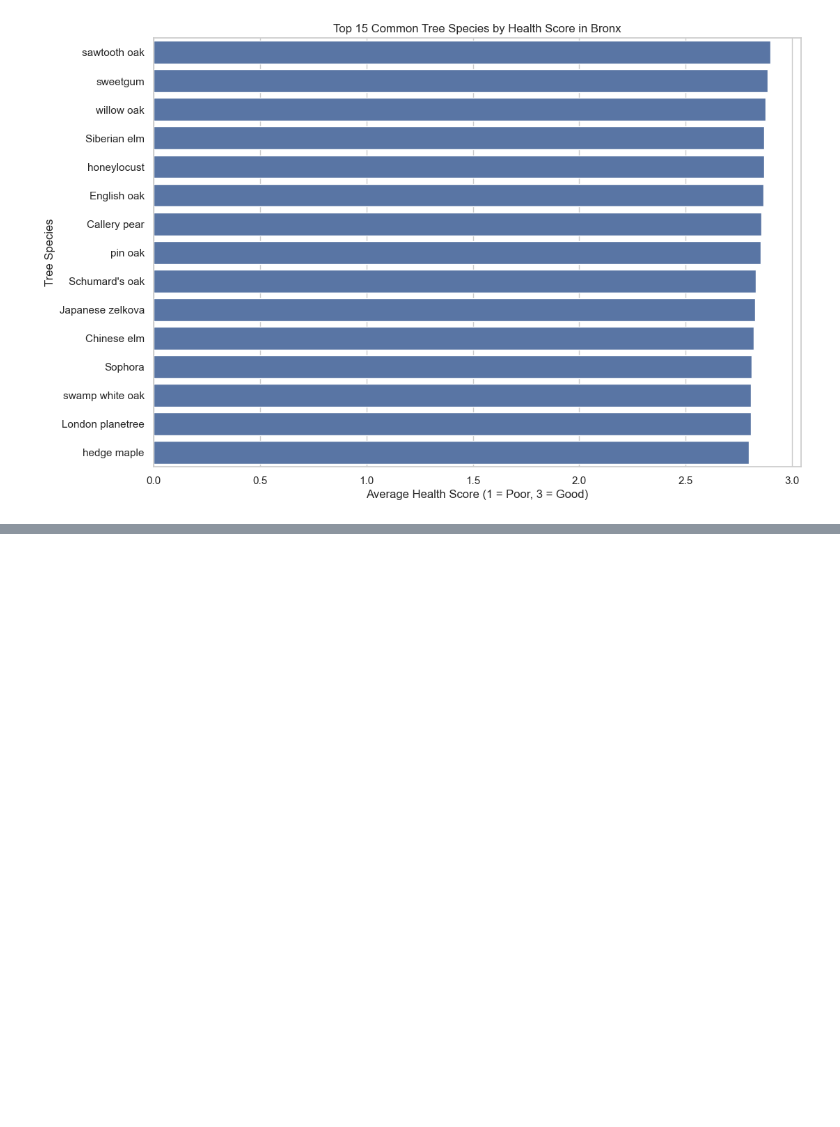
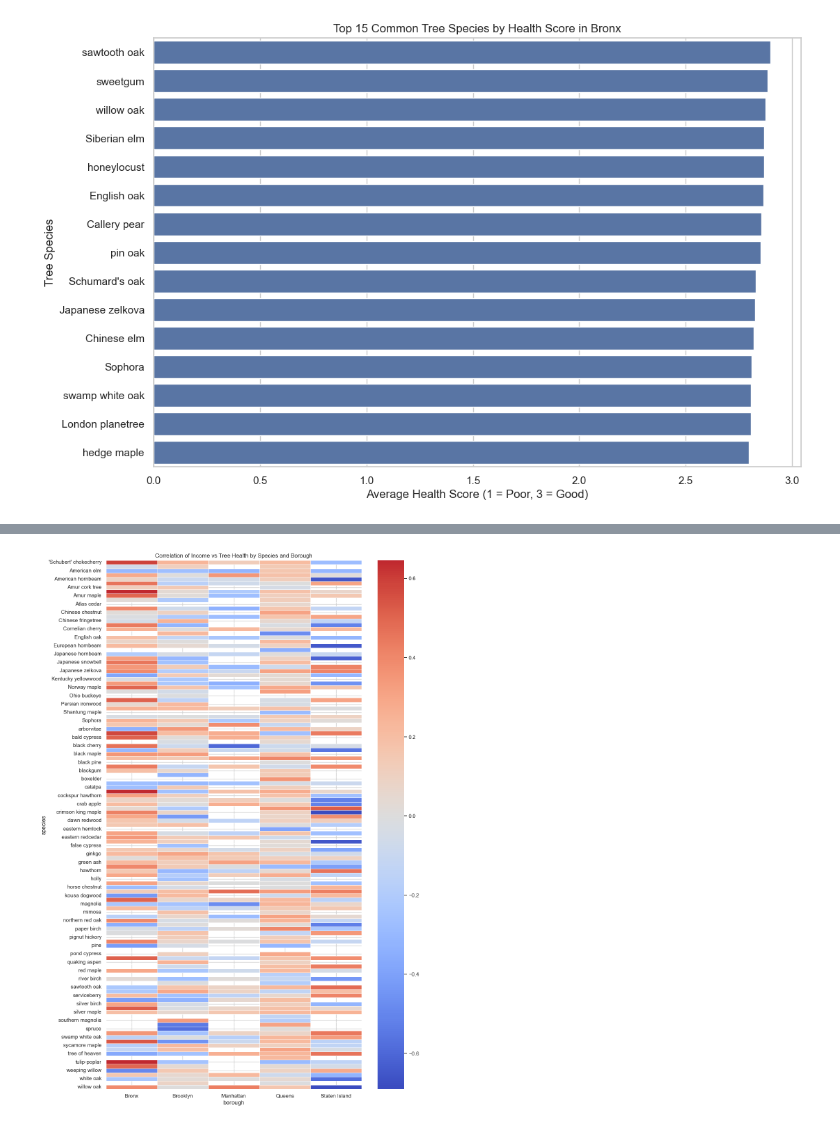
Before and after one commit to nyevy/urban-canopy-data-mining, a Jupyter notebook: exploration.ipynb, the cells around one changed output, grey strips where cells are left out. Cells and saved outputs as stored; diff of their text form; code cells hidden in the pictures; blank space fills up the shorter version.

Commit message:
Heatmap of Correlation of Income vs Tree Health by Species and Borough

```diff
--- a/exploration.ipynb
+++ b/exploration.ipynb
@@ -433,9 +433,6 @@ species_income_df = pd.merge(
     how='inner'
 )
 
-# Keep only species/zip combos with enough trees
-species_income_df = species_income_df[species_income_df['tree_count'] >= 20].copy()
-
 print("\nCorrelation: Income vs Species Health Within Each Borough")
 
 for borough in species_income_df['borough'].dropna().unique():
@@ -448,7 +445,7 @@ for borough in species_income_df['borough'].dropna().unique():
         species_subset = borough_subset[borough_subset['spc_common'] == species]
 
         # Need enough zip codes for correlation to mean anything
-        if len(species_subset) >= 5:
+        if len(species_subset) >= 10:
             corr = species_subset['median_income'].corr(species_subset['avg_health_score'])
             print(f"{species:25} | Correlation: {corr:+.2f} | Zip Codes: {len(species_subset)}")
 # %% [output]
@@ -471,0 +486,32 @@ white ash                 | Correlation: -0.58 | Zip Codes: 5
+# %%
+corr_data = []
+
+for borough in species_income_df['borough'].dropna().unique():
+    borough_subset = species_income_df[species_income_df['borough'] == borough]
+
+    for species in borough_subset['spc_common'].unique():
+        species_subset = borough_subset[borough_subset['spc_common'] == species]
+
+        if len(species_subset) >= 10:
+            corr = species_subset['median_income'].corr(
+                species_subset['avg_health_score']
+            )
+            corr_data.append([borough, species, corr])
+# %%
+corr_df = pd.DataFrame(corr_data, columns=['borough', 'species', 'correlation'])
+
+heatmap_df = corr_df.pivot(index='species', columns='borough', values='correlation')
+# %%
+plt.figure(figsize=(12, 20))
+
+sns.heatmap(
+    heatmap_df,
+    cmap='coolwarm',
+    center=0,
+    linewidths=0.5
+)
+
+plt.title('Correlation of Income vs Tree Health by Species and Borough')
+plt.show()
+# %% [output]
+[figure, added]
```
Also changed, not shown: parts of 1 cell of this notebook.
